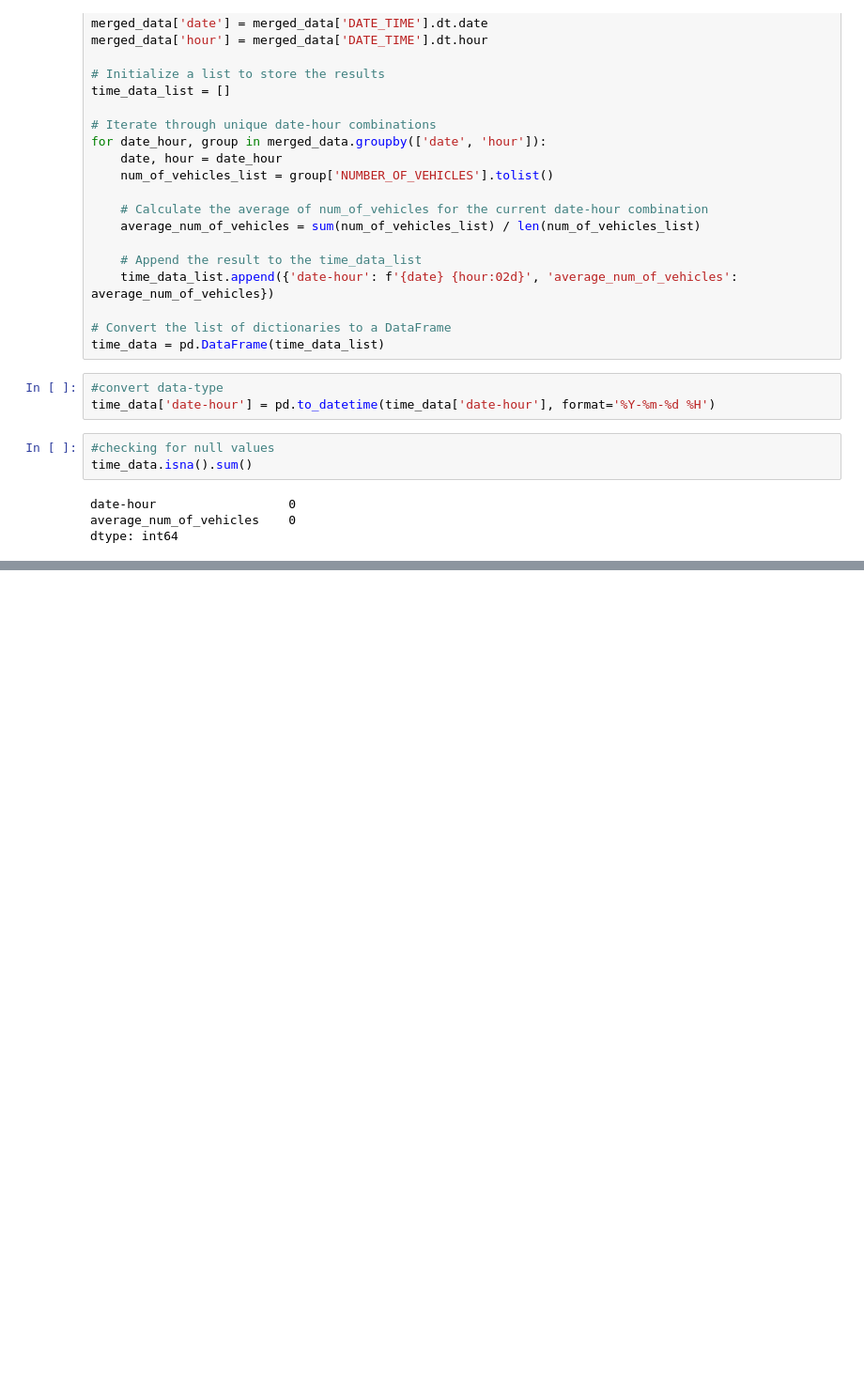
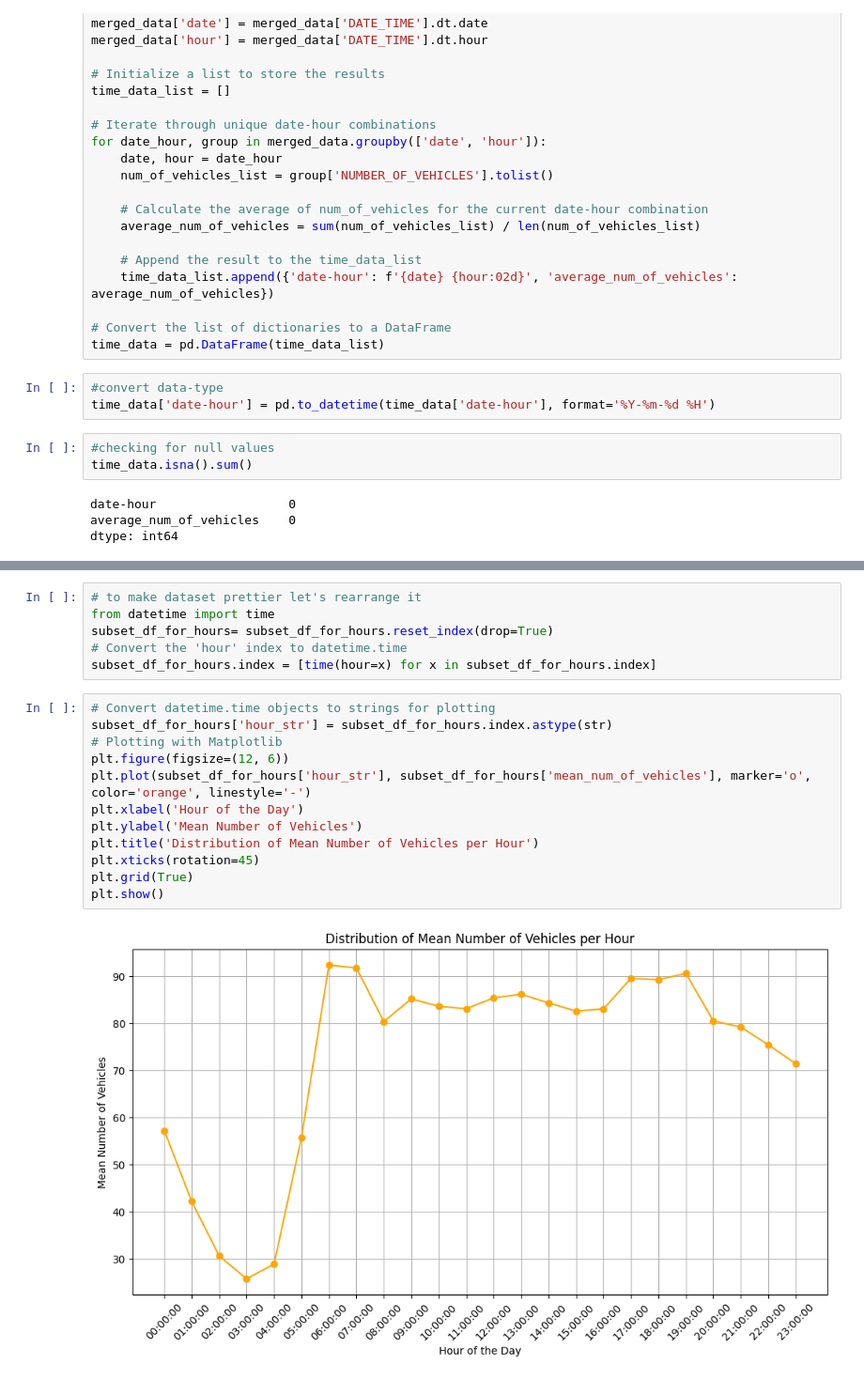
Before and after one commit to isilberfin/traffic-flow-prediction, a Jupyter notebook: flow_prediction.ipynb, the cells around one changed output, grey strips where cells are left out. Shown at 94% size. Cells and saved outputs as stored; diff of their text form; blank space fills up the shorter version.

```diff
--- a/flow_prediction.ipynb
+++ b/flow_prediction.ipynb
@@ -102,0 +132,20 @@ plt.show()
+# %%
+# to make dataset prettier let's rearrange it
+from datetime import time
+subset_df_for_hours= subset_df_for_hours.reset_index(drop=True)
+# Convert the 'hour' index to datetime.time
+subset_df_for_hours.index = [time(hour=x) for x in subset_df_for_hours.index]
+# %%
+# Convert datetime.time objects to strings for plotting
+subset_df_for_hours['hour_str'] = subset_df_for_hours.index.astype(str)
+# Plotting with Matplotlib
+plt.figure(figsize=(12, 6))
+plt.plot(subset_df_for_hours['hour_str'], subset_df_for_hours['mean_num_of_vehicles'], marker='o', color='orange', linestyle='-')
+plt.xlabel('Hour of the Day')
+plt.ylabel('Mean Number of Vehicles')
+plt.title('Distribution of Mean Number of Vehicles per Hour')
+plt.xticks(rotation=45)
+plt.grid(True)
+plt.show()
+# %% [output]
+[figure, added]
```
Also changed, not shown: parts of 28 cells of this notebook, 2 other files.
